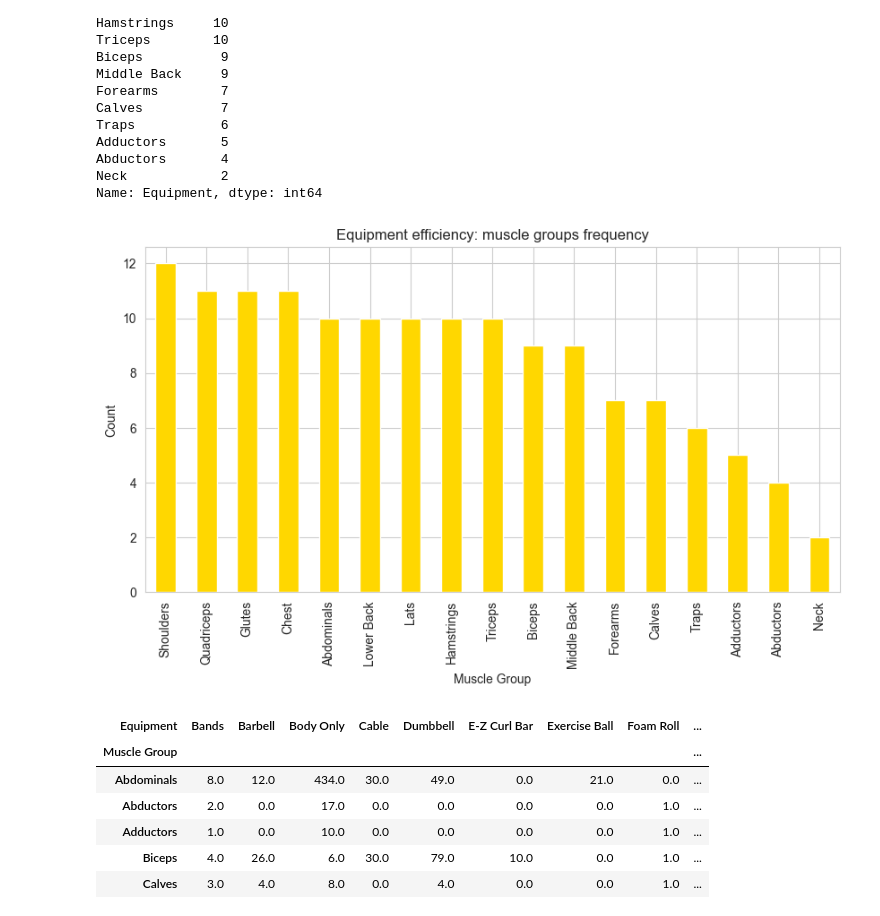
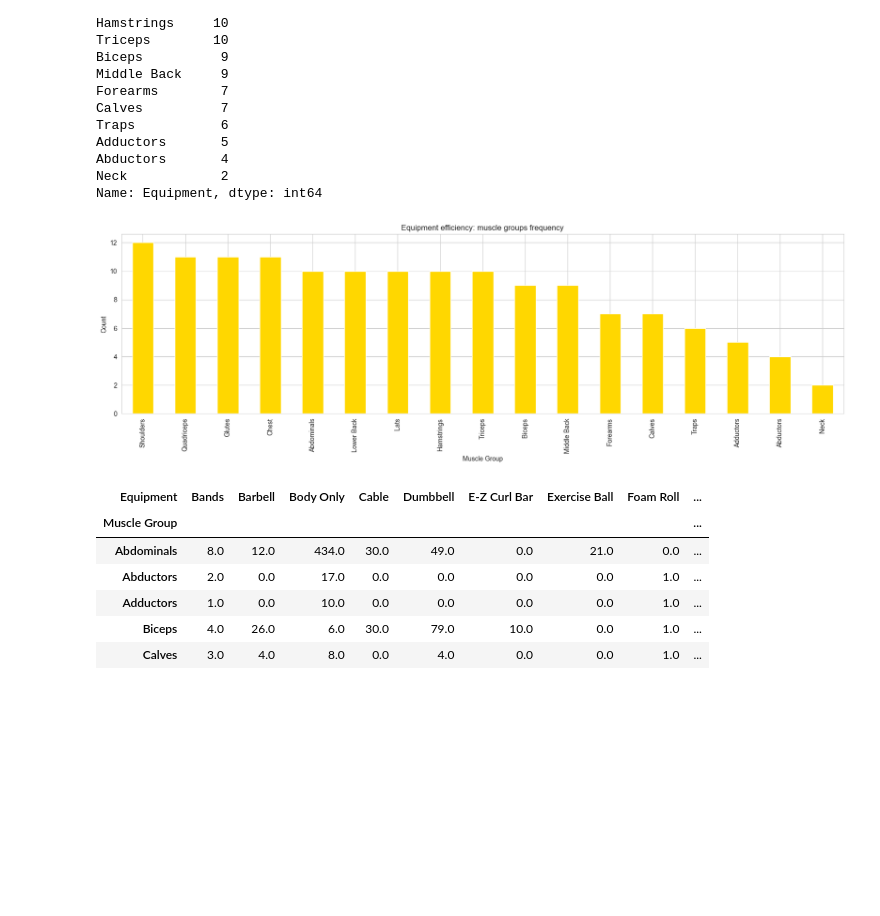
Before and after one commit to herrerovir/Gym-exercises-exploratory-data-analysis, a Jupyter notebook: EDA-gym-exercises.ipynb, the cells around one changed output. Cells and saved outputs as stored; diff of their text form; code cells hidden in the pictures; blank space fills up the shorter version.

```diff
--- a/EDA-gym-exercises.ipynb
+++ b/EDA-gym-exercises.ipynb
@@ -446,9 +466,9 @@ Abductors       4
 Neck            2
 Name: Equipment, dtype: int64
 # %%
-equipment_muscle_use_graph = equipment_muscle_use.plot(kind = "bar", ylabel = "Count", title = "Equipment efficiency: muscle groups frequency", color = "gold", figsize = (10, 5))
+equipment_muscle_use_graph = equipment_muscle_use.plot(kind = "bar", ylabel = "Count", title = "Equipment efficiency: muscle groups frequency", color = "gold", figsize = (20, 5))
 # %% [output]
-[figure, old version]
+[figure, new version]
 # %%
 muscle_equipment = gym_exercises_df.groupby(["Muscle Group", "Equipment"]).size().unstack(fill_value = 0.0)
 muscle_equipment
```
Also changed, not shown: parts of 3 cells of this notebook.
